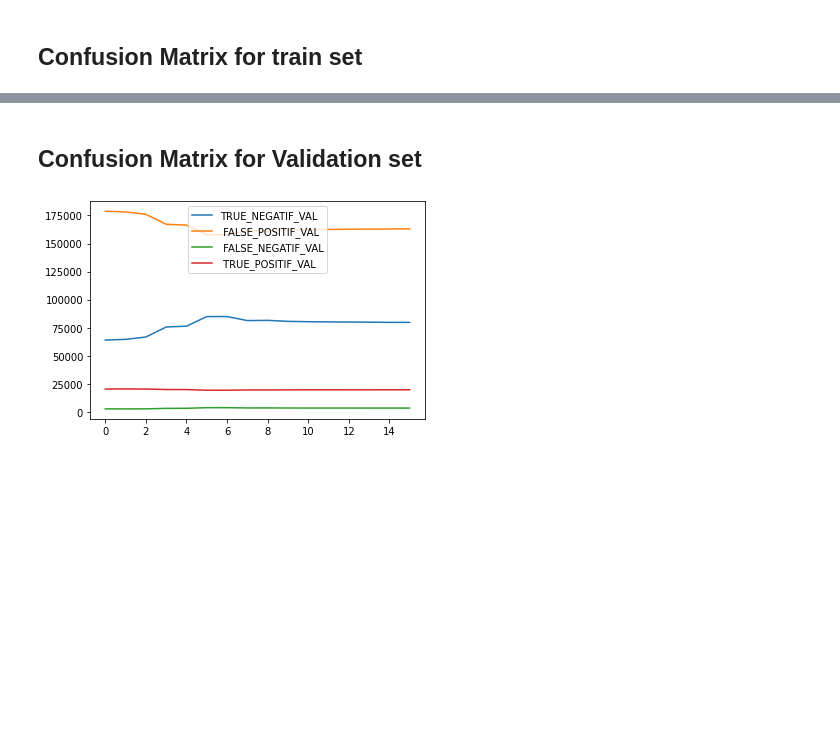
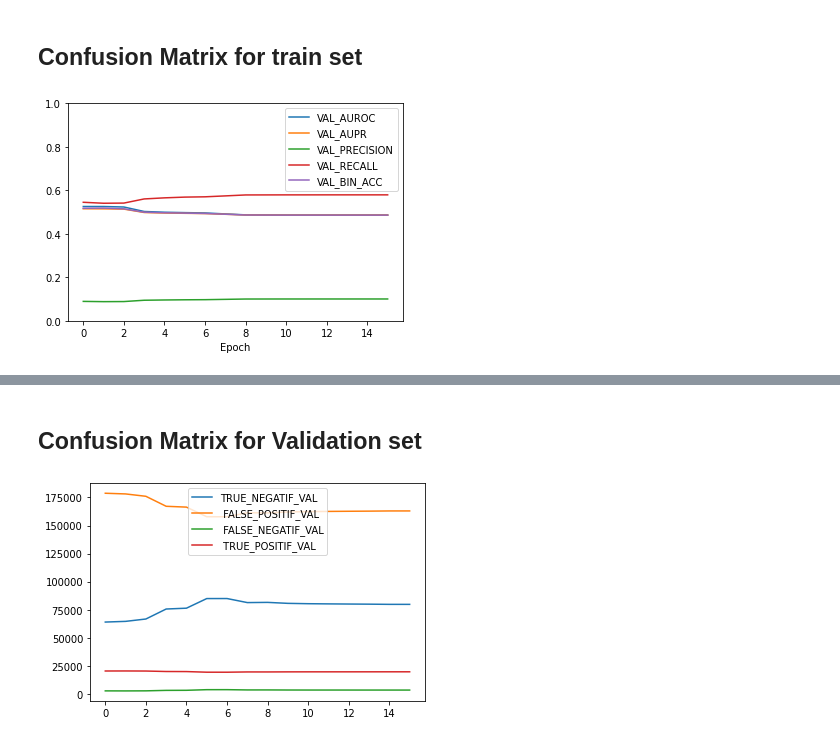
Before and after one commit to abelaktib/projet_long, a Jupyter notebook: analysebigdata/analysebigdata.ipynb, the cells around one changed output, grey strips where cells are left out. Drawn from its saved outputs; the diff is of its cells as text; code cells hidden in the pictures; blank space fills up the shorter version.

```diff
--- a/analysebigdata/analysebigdata.ipynb
+++ b/analysebigdata/analysebigdata.ipynb
@@ -108,5 +126,19 @@ plt.show()
 # %% [markdown]
 ## Confusion Matrix for train set
+# %%
+plt.plot(df_sig['VAL_ROC'])
+plt.plot(df_sig['VAL_PR'])
+
+plt.plot(df_sig['VAL_PRECISION'])
+plt.plot(df_sig['VAL_RECALL'])
+plt.plot(df_sig['VAL_BIN_ACC'])
+
+plt.legend(['VAL_AUROC','VAL_AUPR','VAL_PRECISION','VAL_RECALL','VAL_BIN_ACC'])
+plt.xlabel('Epoch')
+plt.ylim(0,1)
+plt.show()
+# %% [output]
+[figure, added]
 # %%
 df = pd.read_csv("bigdata6.csv",skiprows=[2,4,6,8,10,12,14,16,18,20,22,24,26,28,30,32,34,36,38])
 fig = df.plot()
```
Also changed, not shown: parts of 7 cells of this notebook, 1 other file.
